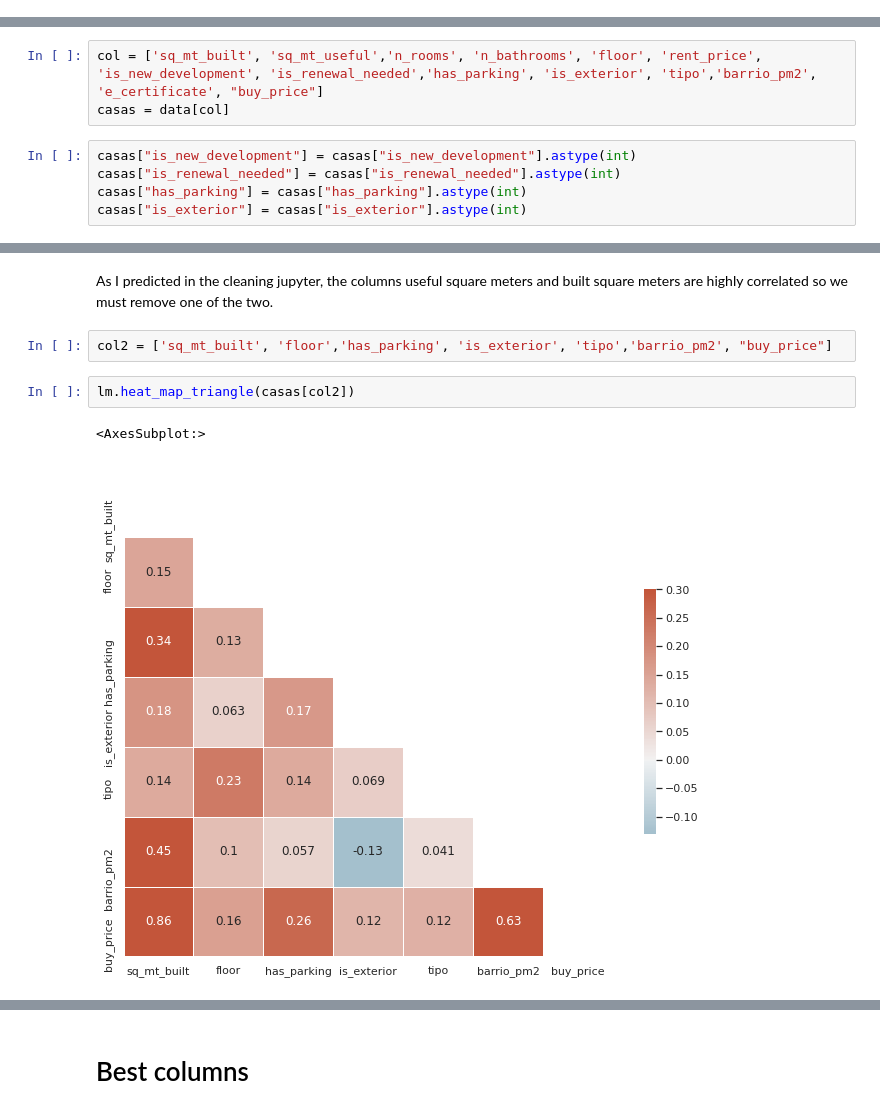
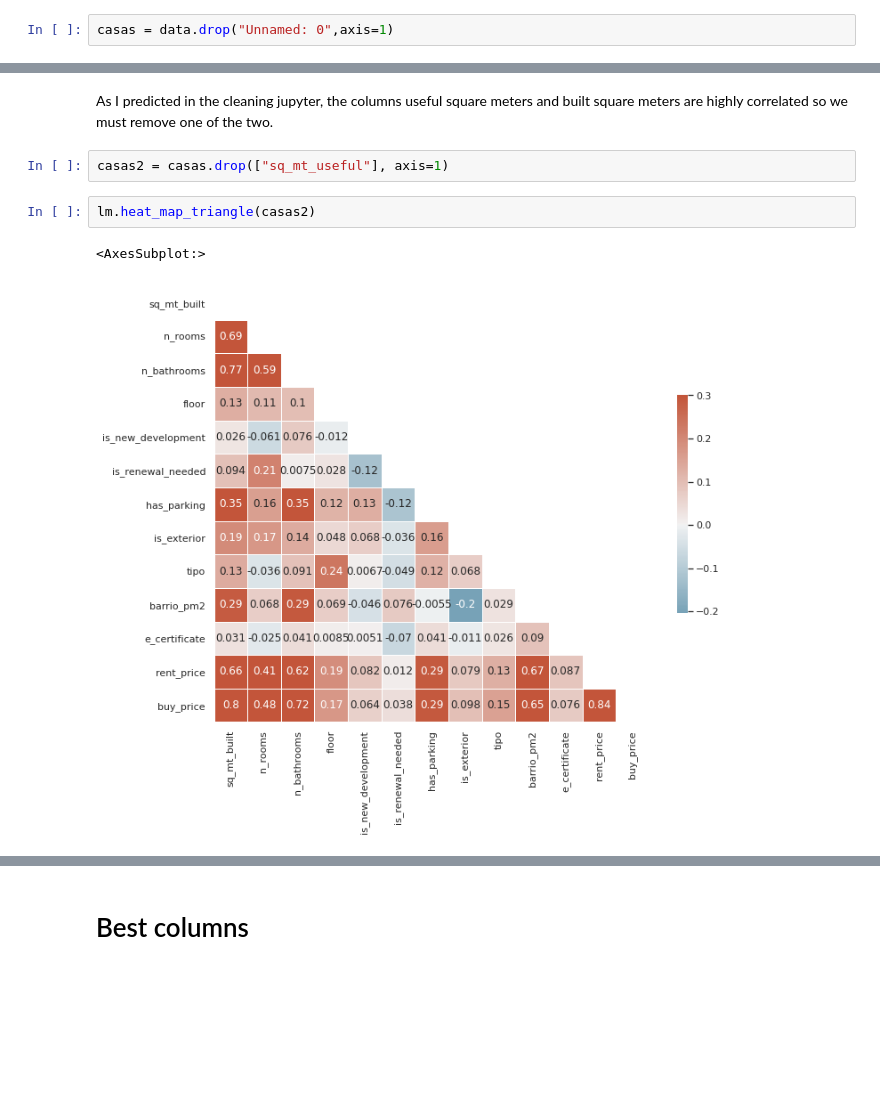
Before and after one commit to marcunu/Real_Estate_Project, a Jupyter notebook: 02_Trainning.ipynb, the cells around one changed output, grey strips where cells are left out. Drawn from its saved outputs; the diff is of its cells as text; blank space fills up the shorter version.

```diff
--- a/02_Trainning.ipynb
+++ b/02_Trainning.ipynb
@@ -51,10 +52,4 @@ dtype: object
+# %%
+casas = data.drop("Unnamed: 0",axis=1)
 # %% [markdown]
 # Correlated columns
-# %%
-col = ['sq_mt_built', 'sq_mt_useful','n_rooms', 'n_bathrooms', 'floor', 'rent_price', 'is_new_development', 'is_renewal_needed','has_parking', 'is_exterior', 'tipo','barrio_pm2', 'e_certificate', "buy_price"]
-casas = data[col]
-# %%
-casas["is_new_development"] = casas["is_new_development"].astype(int)
-casas["is_renewal_needed"] = casas["is_renewal_needed"].astype(int)
-casas["has_parking"] = casas["has_parking"].astype(int)
-casas["is_exterior"] = casas["is_exterior"].astype(int)
@@ -96,9 +70,9 @@ lm.heat_map_triangle(casas)
 # %% [markdown]
 As I predicted in the cleaning jupyter, the columns useful square meters and built square meters are highly correlated so we must remove one of the two.
-# %%
-col2 = ['sq_mt_built', 'floor','has_parking', 'is_exterior', 'tipo','barrio_pm2', "buy_price"]
+# %%
+casas2 = casas.drop(["sq_mt_useful"], axis=1)
 # %%
-lm.heat_map_triangle(casas[col2])
+lm.heat_map_triangle(casas2)
 # %% [output]
 <AxesSubplot:>
-[figure, old version]
+[figure, new version]
```
Also changed, not shown: parts of 49 cells of this notebook, 6 other files.
